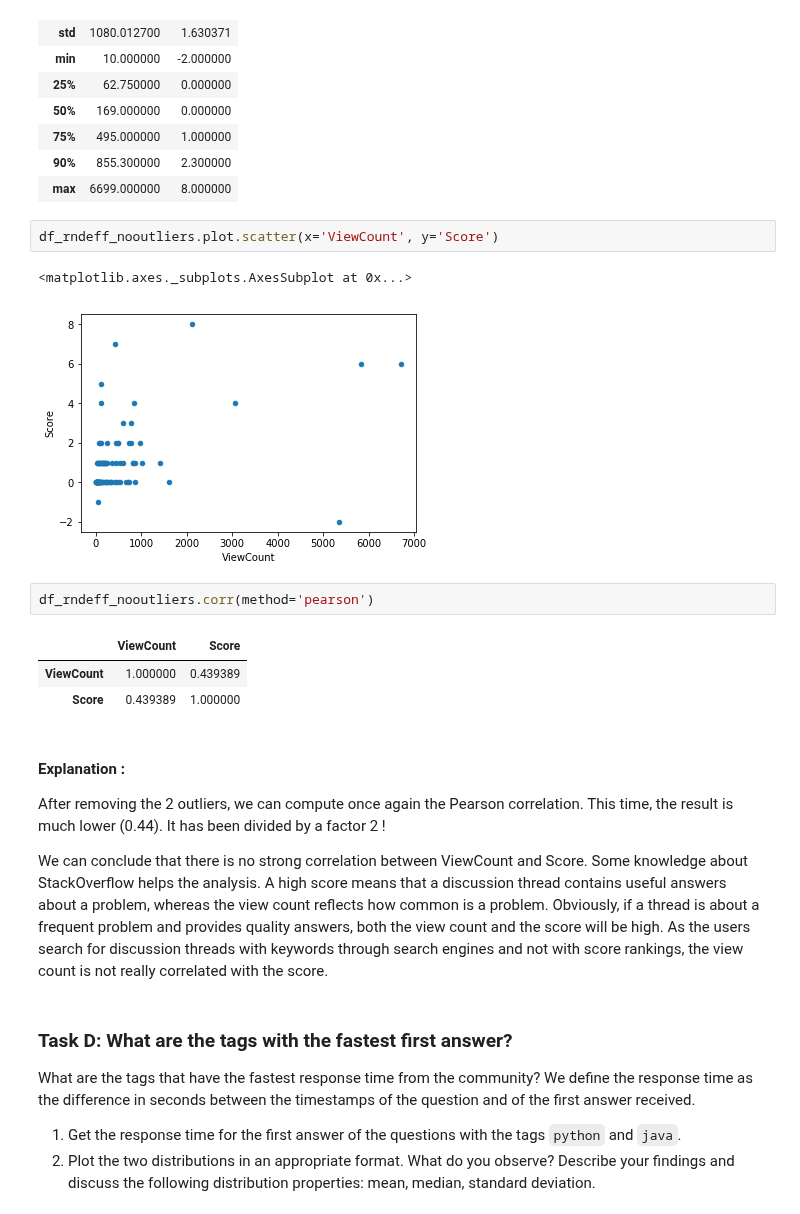
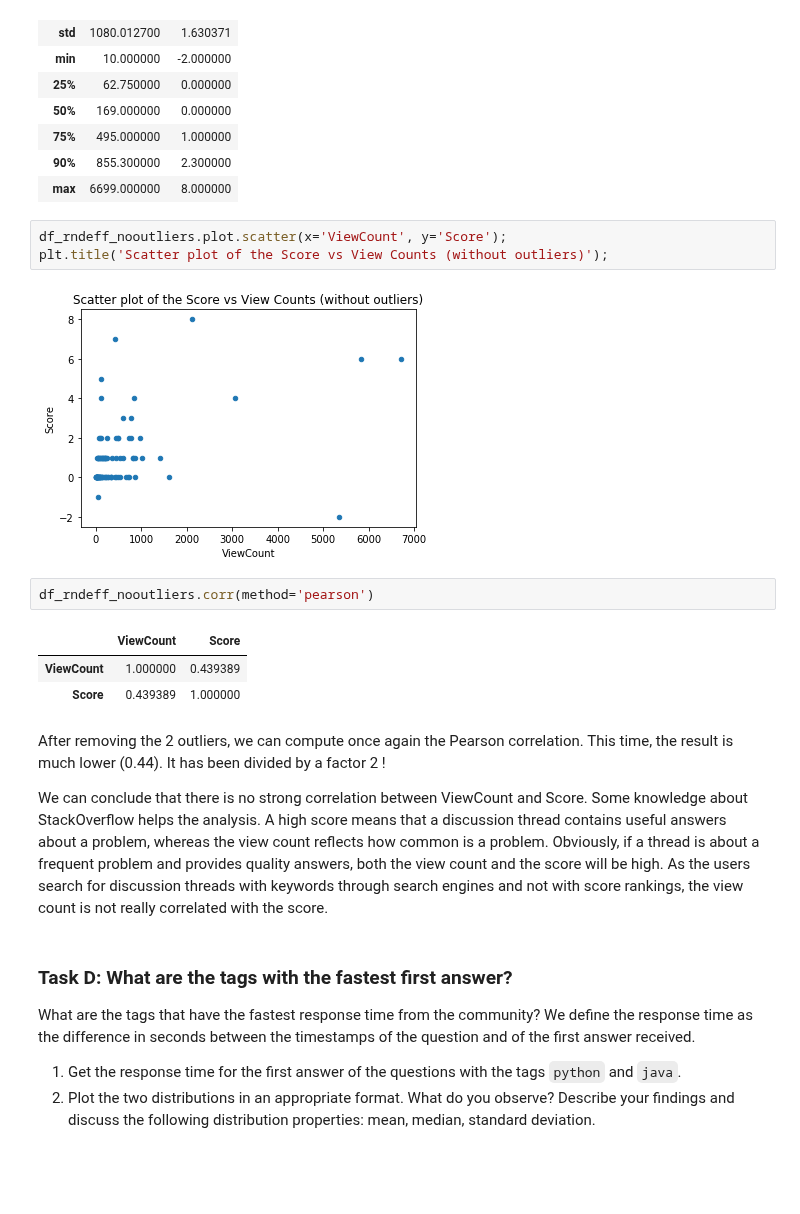
Before and after one commit to vbruttin/ada_homeworks, a Jupyter notebook: Homework3.ipynb, the cells around one changed output. Cells and saved outputs as stored; diff of their text form; blank space fills up the shorter version.

```diff
--- a/Homework3.ipynb
+++ b/Homework3.ipynb
@@ -347,10 +323,10 @@ df_rndeff_nooutliers.describe(percentiles=[.25, .5, .75, .90])
 | 90% | 855.300000 | 2.300000 |
 | max | 6699.000000 | 8.000000 |
 # %%
-df_rndeff_nooutliers.plot.scatter(x='ViewCount', y='Score')
+df_rndeff_nooutliers.plot.scatter(x='ViewCount', y='Score');
+plt.title('Scatter plot of the Score vs View Counts (without outliers)');
 # %% [output]
-<matplotlib.axes._subplots.AxesSubplot at 0x...>
-[figure, old version]
+[figure, new version]
 # %%
 df_rndeff_nooutliers.corr(method='pearson')
 # %% [output]
@@ -358,8 +334,6 @@ df_rndeff_nooutliers.corr(method='pearson')
 | ViewCount | 1.000000 | 0.439389 |
 | Score | 0.439389 | 1.000000 |
 # %% [markdown]
-#### Explanation :
-
 After removing the 2 outliers, we can compute once again the Pearson correlation. This time, the result is much lower (0.44). It has been divided by a factor 2 !
 
 We can conclude that there is no strong correlation between ViewCount and Score. Some knowledge about StackOverflow helps the analysis. A high score means that a discussion thread contains useful answers about a problem, whereas the view count reflects how common is a problem. Obviously, if a thread is about a frequent problem and provides quality answers, both the view count and the score will be high. As the users search for discussion threads with keywords through search engines and not with score rankings, the view count is not really correlated with the score.
```
Also changed, not shown: parts of 25 cells of this notebook.
